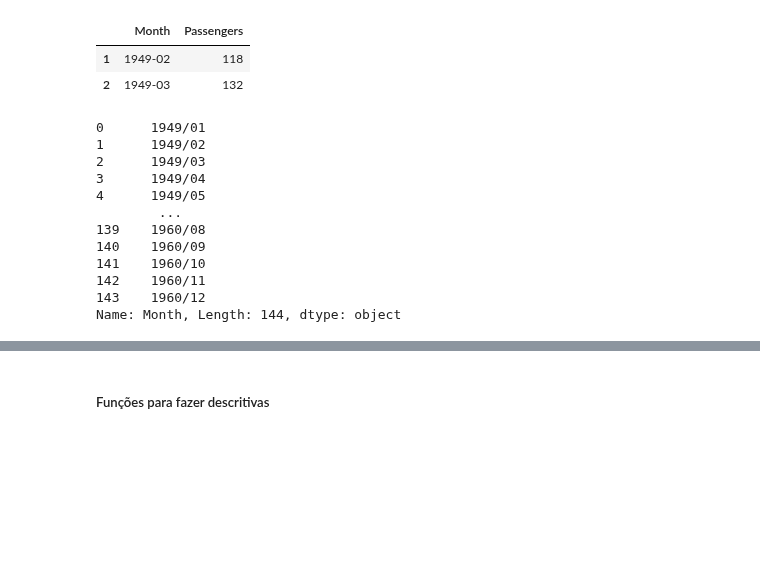
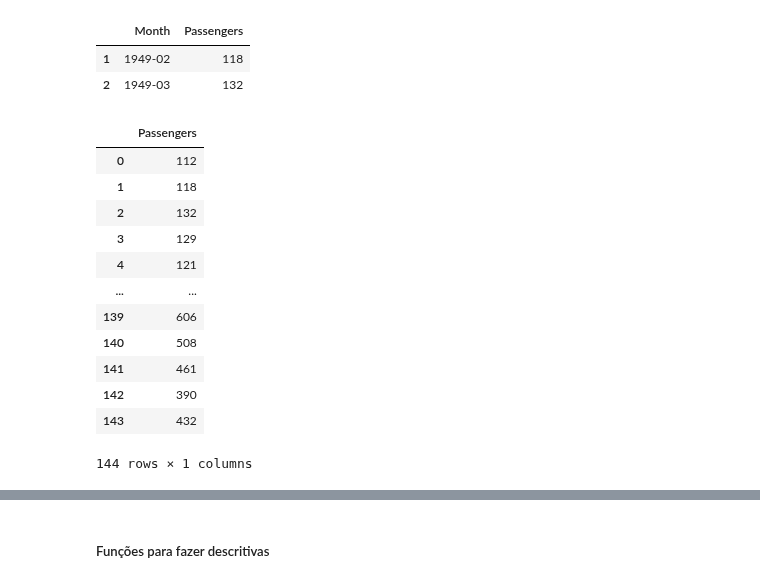
Before and after one commit to lauraalexandria/cursos-python, a Jupyter notebook: script_pandas.ipynb, the cells around one changed output, grey strips where cells are left out. Saved outputs shown, nothing was run; the diff lists cells and outputs as text; code cells hidden in the pictures; blank space fills up the shorter version.

```diff
--- a/script_pandas.ipynb
+++ b/script_pandas.ipynb
@@ -256,18 +241,19 @@ df.loc[[1, 2]] # Vai imprimir apenas as linhas com os index "nome1" e "nome2";
 # %%
 # df.drop_duplicates(subset = "variável") # Exclui as linhas com valores duplicados da variável
 # df.drop_duplicates(subset = ["variável1", "variável2"])
-# %%
-df["Month"].replace('-', '/', regex = True) # Trocar um padrão de caracteres por um padrão desejado em toa coluna
-# %% [output]
-0      1949/01
-1      1949/02
-2      1949/03
-3      1949/04
-4      1949/05
-        ...
-139    1960/08
-140    1960/09
-141    1960/10
-142    1960/11
-143    1960/12
-Name: Month, Length: 144, dtype: object
+# %%
+df.filter(like="Pas") # Seleciona colunas a partir de padrão dos nomes (e nesse like é tipo um contain)
+# %% [output]
+|  | Passengers |
+| 0 | 112 |
+| 1 | 118 |
+| 2 | 132 |
+| 3 | 129 |
+| 4 | 121 |
+| ... | ... |
+| 139 | 606 |
+| 140 | 508 |
+| 141 | 461 |
+| 142 | 390 |
+| 143 | 432 |
+144 rows × 1 columns
```
Also changed, not shown: parts of 14 cells of this notebook.
